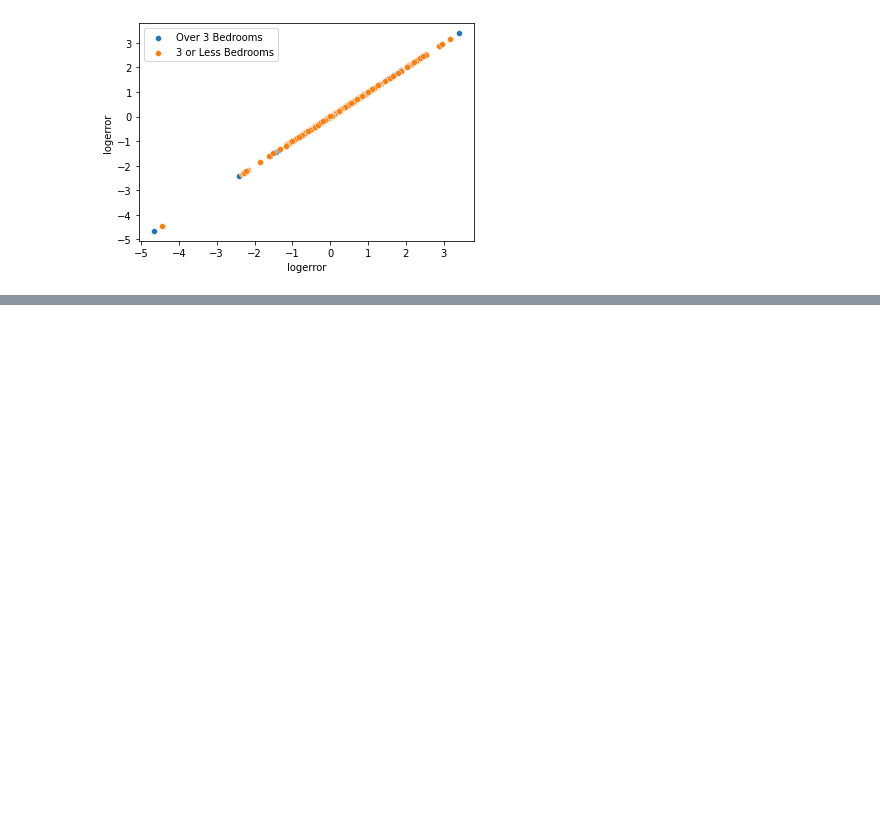
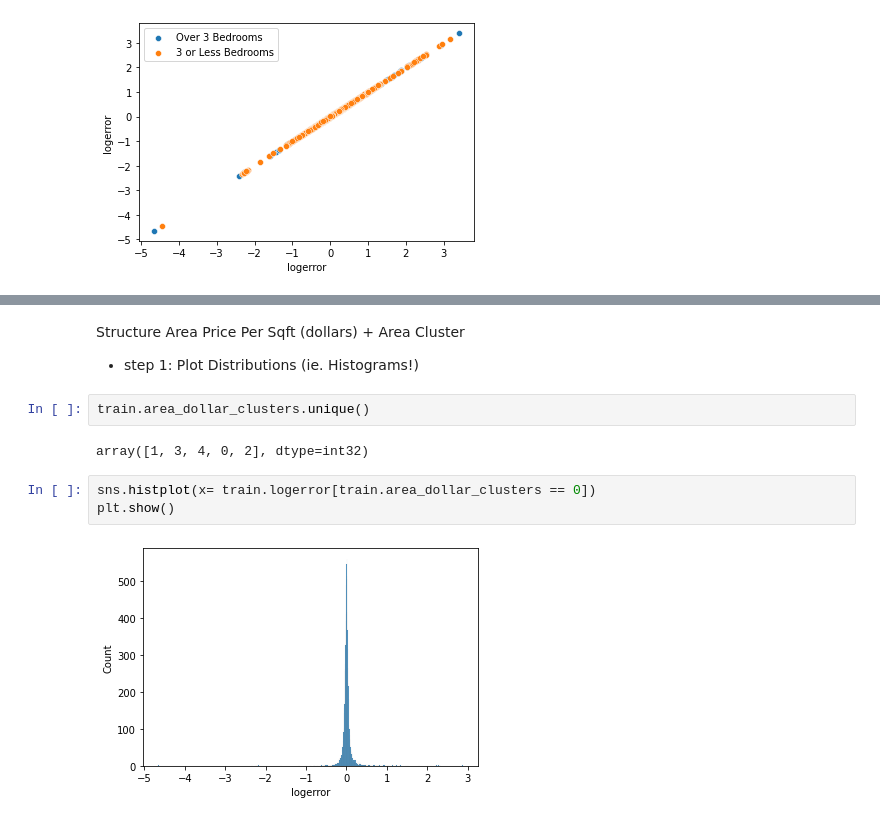
Before and after one commit to Lewis-Park-Bench/Cluster-Project, a Jupyter notebook: jenn_initial_notebook.ipynb, the cells around one changed output, grey strips where cells are left out. Drawn from its saved outputs; the diff is of its cells as text; blank space fills up the shorter version.

```diff
--- a/jenn_initial_notebook.ipynb
+++ b/jenn_initial_notebook.ipynb
@@ -745,0 +761,12 @@ plt.show()
+# %% [markdown]
+Structure Area Price Per Sqft (dollars) + Area Cluster
+- step 1: Plot Distributions (ie. Histograms!)
+# %%
+train.area_dollar_clusters.unique()
+# %% [output]
+array([1, 3, 4, 0, 2], dtype=int32)
+# %%
+sns.histplot(x= train.logerror[train.area_dollar_clusters == 0])
+plt.show()
+# %% [output]
+[figure, added]
```
Also changed, not shown: parts of 13 cells of this notebook.
